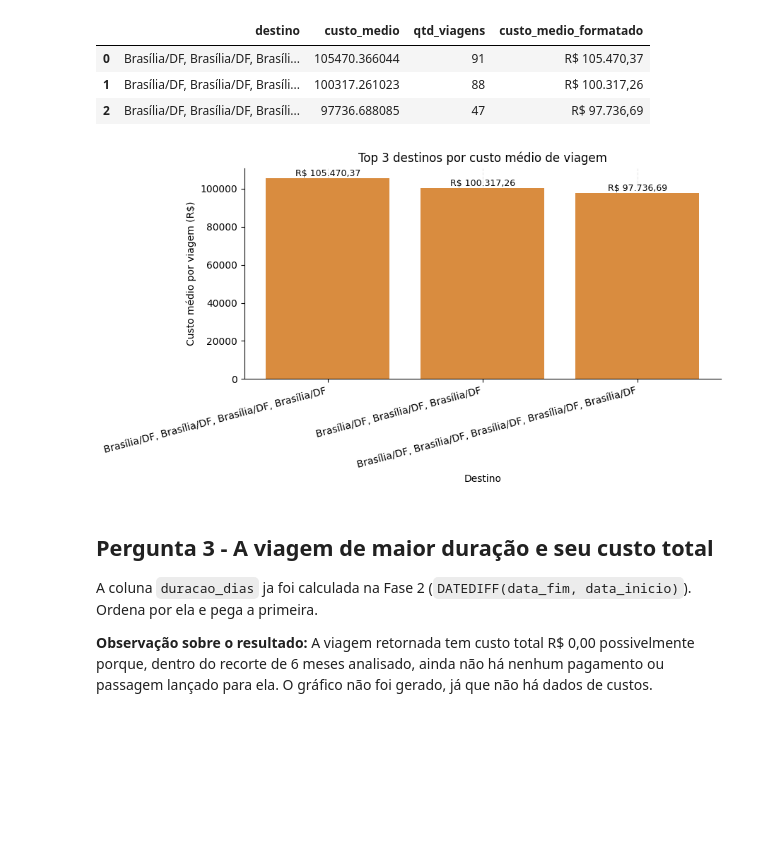
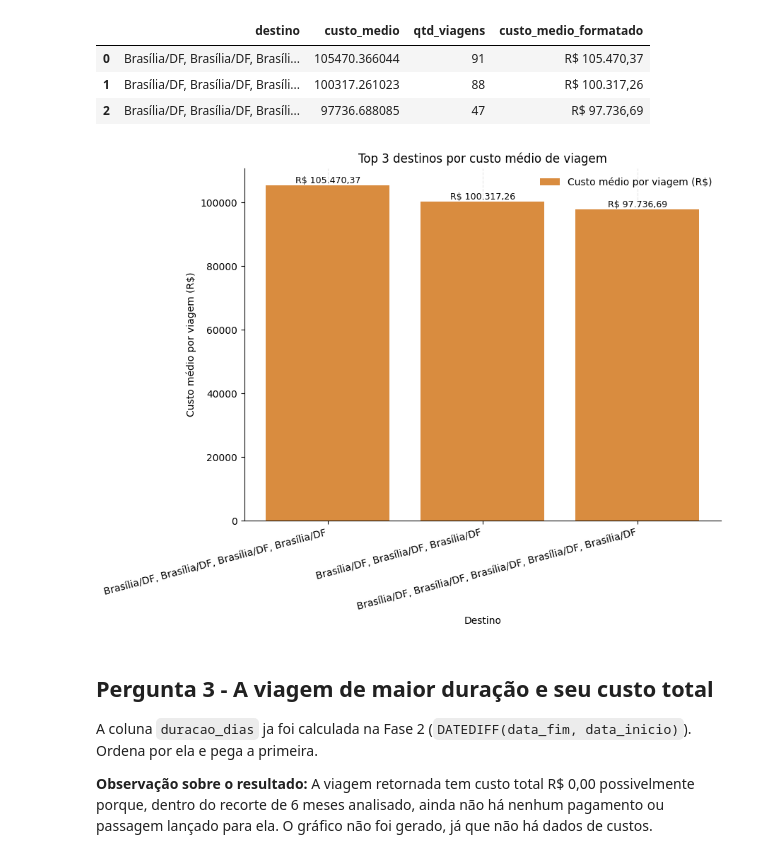
Before and after one commit to rodolfoespinola/Projeto_Transparencia_RodolfoEspinola_Analise_de_Dados_T2, a Jupyter notebook: notebooks/3_analise.ipynb, the cells around one changed output. Drawn from its saved outputs; the diff is of its cells as text; code cells hidden in the pictures; blank space fills up the shorter version.

Commit message:
adiciona label nos graficos das perguntas 2, 4 e 6

```diff
--- a/notebooks/3_analise.ipynb
+++ b/notebooks/3_analise.ipynb
@@ -132,24 +132,24 @@ q2
 | 1 | Brasília/DF, Brasília/DF, Brasíli... | 100317.261023 | 88 | R$ 100.317,26 |
 | 2 | Brasília/DF, Brasília/DF, Brasíli... | 97736.688085 | 47 | R$ 97.736,69 |
 # %%
-fig, ax = plt.subplots(figsize=(9, 5))
-ax.bar(q2['destino'], q2['custo_medio'], color='#D98C3F')
+fig, ax = plt.subplots(figsize=(9, 7))
+ax.bar(q2['destino'], q2['custo_medio'], color='#D98C3F', label='Custo médio por viagem (R$)')
 ax.set_title('Top 3 destinos por custo médio de viagem')
 ax.set_xlabel('Destino')
 ax.set_ylabel('Custo médio por viagem (R$)')
 ax.grid(axis='x', linestyle='--', alpha=0.3)
 ax.set_axisbelow(True)
 ax.spines['top'].set_visible(False)
 ax.spines['right'].set_visible(False)
 plt.xticks(rotation=15, ha='right')
 for i, valor in enumerate(q2['custo_medio']):
     ax.text(i, valor, reais(valor), ha='center', va='bottom', fontsize=9)
 ax.legend(loc='upper right', frameon=False)
 plt.tight_layout()
 salvar_grafico('pergunta2_top_destinos_custo_medio.png')
 plt.show()
 # %% [output]
-[figure, old version]
+[figure, new version]
 # %% [markdown]
 ## Pergunta 3 - A viagem de maior duração e seu custo total
 A coluna `duracao_dias` ja foi calculada na Fase 2 (`DATEDIFF(data_fim, data_inicio)`).
```
Also changed, not shown: parts of 3 cells of this notebook, 4 other files.
